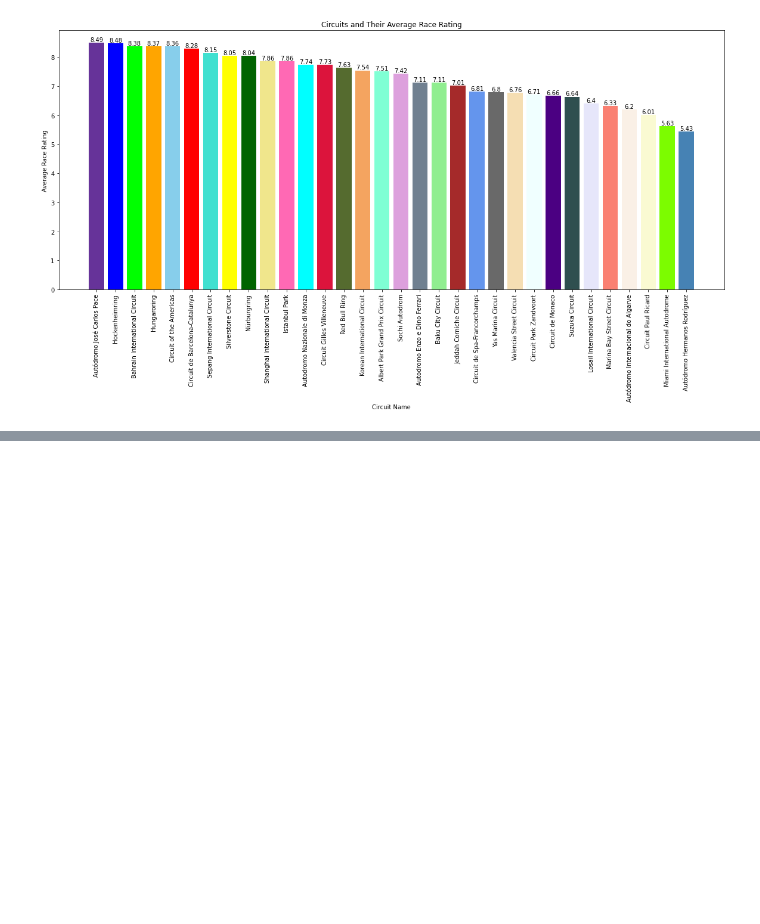
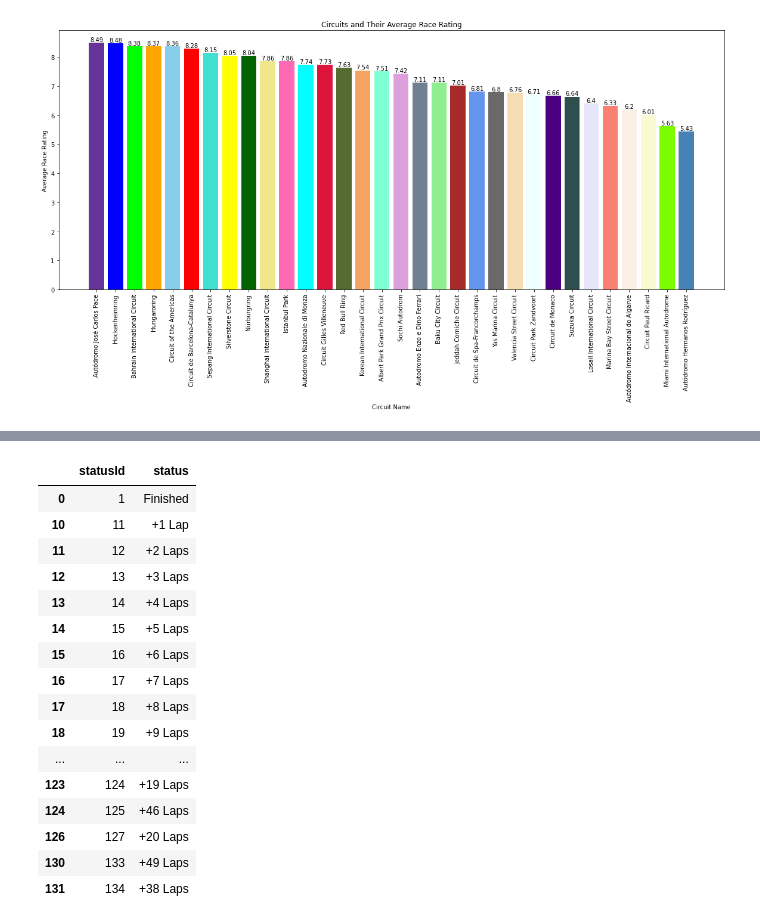
Before and after one commit to jasonhsu8/Formula-1-Project, a Jupyter notebook: JJ Notebooks/start.ipynb, the cells around one changed output, grey strips where cells are left out. Saved outputs shown, nothing was run; the diff lists cells and outputs as text; code cells hidden in the pictures; blank space fills up the shorter version.

```diff
--- a/JJ Notebooks/start.ipynb
+++ b/JJ Notebooks/start.ipynb
@@ -311,0 +352,23 @@ plt.show()
+# %%
+status_finished_race = status[status['statusId'].isin(
+    [1, 11, 12, 13, 14, 15, 16, 17, 18, 19, 45, 50, 128, 53, 55, 58, 88, 111, 112, 113, 114, 115, 116, 117, 118, 119, 120, 122, 123, 124, 125, 127, 133, 134])]
+
+status_finished_race
+# %% [output]
+|  | statusId | status |
+| 0 | 1 | Finished |
+| 10 | 11 | +1 Lap |
+| 11 | 12 | +2 Laps |
+| 12 | 13 | +3 Laps |
+| 13 | 14 | +4 Laps |
+| 14 | 15 | +5 Laps |
+| 15 | 16 | +6 Laps |
+| 16 | 17 | +7 Laps |
+| 17 | 18 | +8 Laps |
+| 18 | 19 | +9 Laps |
+| ... | ... | ... |
+| 123 | 124 | +19 Laps |
+| 124 | 125 | +46 Laps |
+| 126 | 127 | +20 Laps |
+| 130 | 133 | +49 Laps |
+| 131 | 134 | +38 Laps |
```
Also changed, not shown: parts of 5 cells of this notebook, 3 other files.
